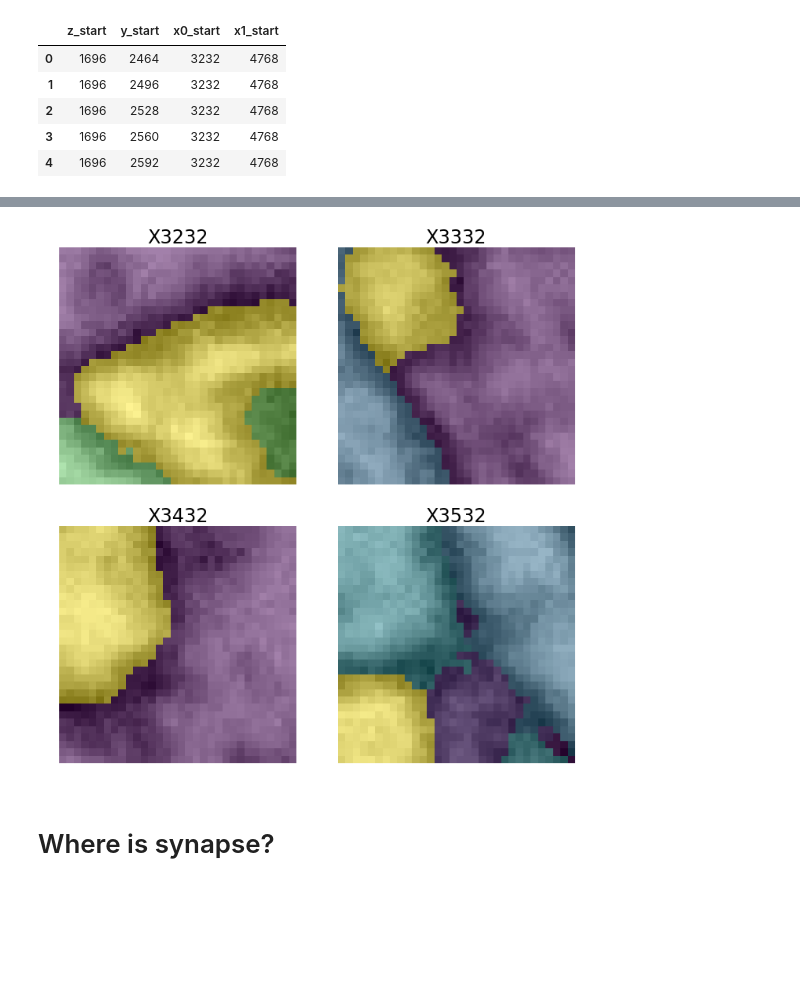
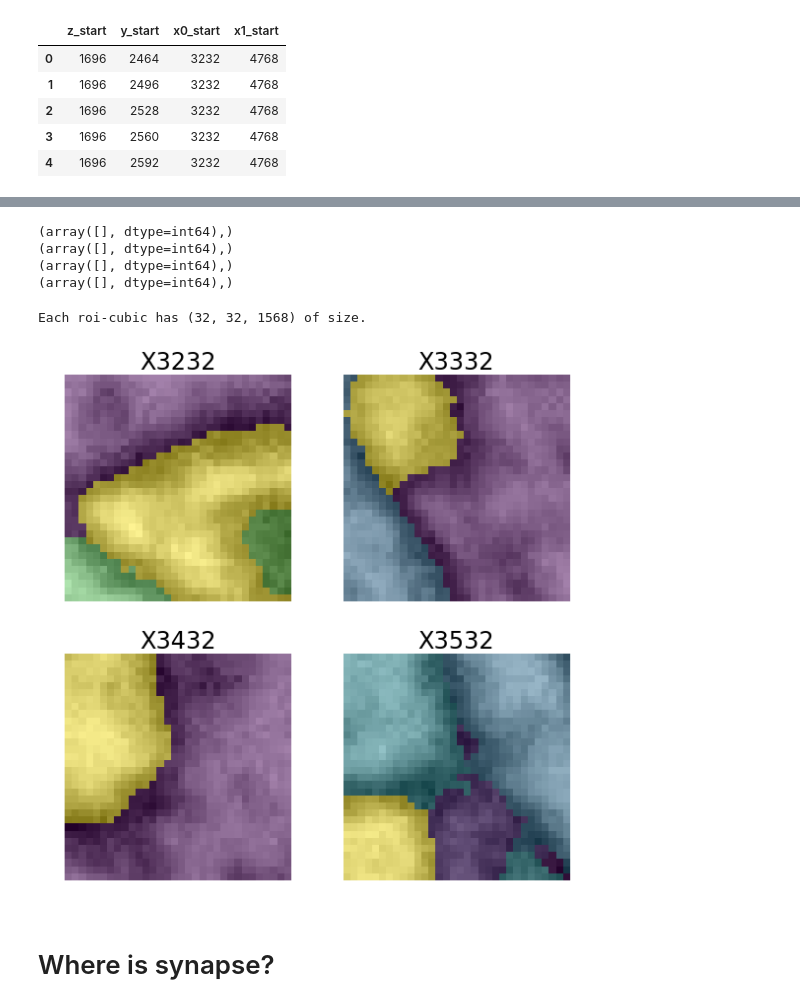
Before and after one commit to haeinkim/fira-capstone-project, a Jupyter notebook: FIB25_EDA.ipynb, the cells around one changed output, grey strips where cells are left out. Cells and saved outputs as stored; diff of their text form; code cells hidden in the pictures; blank space fills up the shorter version.

```diff
--- a/FIB25_EDA.ipynb
+++ b/FIB25_EDA.ipynb
@@ -86,3 +65,0 @@ len(roi)
-# %%
-_, row = next(roi.iterrows())
-row
@@ -102,4 +65,0 @@ chunk_gt = groundtruth[val[0]:val[1], val[2]:val[3], val[4]:val[5]]
-# %%
-for i in range(5):
-    _, val = next(roi.iterrows())
-    print(grayscale[val[0]:val[1], val[2]:val[3], val[4]:val[5]].shape)
@@ -111,0 +66,10 @@ for i in range(5):
+# %%
+# Make the columns contain slice information:
+
+roi_df = df_voxel.copy()
+for idx, row in df_voxel.iterrows():
+    roi_df.loc[idx, 'z_slice'] = slice(row[0], row[0] + 32)
+    roi_df.loc[idx, 'y_slice'] = slice(row[1], row[1] + 32)
+    roi_df.loc[idx, 'x_slice'] = slice(row[2], row[3] + 32)
+
+roi_df.head(5)
@@ -112,19 +87,51 @@ for i in range(5):
+# %%
+# Check whether there is gap between the roi-cubes or not
+
+z_start = (roi_df['z_start'] - 1696).unique()
+print(np.where(z_start % 32 != 0))
+
+y_start = (roi_df['y_start'] - 2464).unique()
+print(np.where(y_start % 32 != 0))
+
+x0_start = (roi_df['x0_start'] - 3232).unique()
+print(np.where(x0_start % 32 != 0))
+
+x1_start = (roi_df['x1_start'] - 4768).unique()
+print(np.where(x1_start % 32 != 0))
+# %% [output]
+(array([], dtype=int64),)
+(array([], dtype=int64),)
+(array([], dtype=int64),)
+(array([], dtype=int64),)
+# %%
+# Get some chunk of raw and groundtruth images from the roi-cubes:
+
+val = roi_df.iloc[0, :]
+
+chunk_gry = grayscale[val[4], val[5], val[6]]
+chunk_gt = groundtruth[val[4], val[5], val[6]]
+
+# Print the size(shape) of the roi-cubic:
+
+print('Each roi-cubic has {} of size.'.format(chunk_gry.shape))
+# %% [output]
+Each roi-cubic has (32, 32, 1568) of size.
 # %%
 # Plotting several images from the array
 
-plt.figure(figsize=(10, 10))
+plt.figure(figsize=(8, 8))
 
 for i in range(4):
     plt.subplot(2, 2, i+1)
     plt.imshow(chunk_gry[:, :, i * 100], cmap='gray')
     plt.imshow(chunk_gt[:, :, i * 100], alpha=0.5)
     plt.axis('off')
     plt.title('X{}'.format(3232 + i * 100), fontsize=24)
 
 plt.tight_layout()
 plt.show()
 # %% [output]
-[figure, old version]
+[figure, new version]
 # %% [markdown]
 # Where is synapse?
 # %%
```
Also changed, not shown: parts of 27 cells of this notebook.
